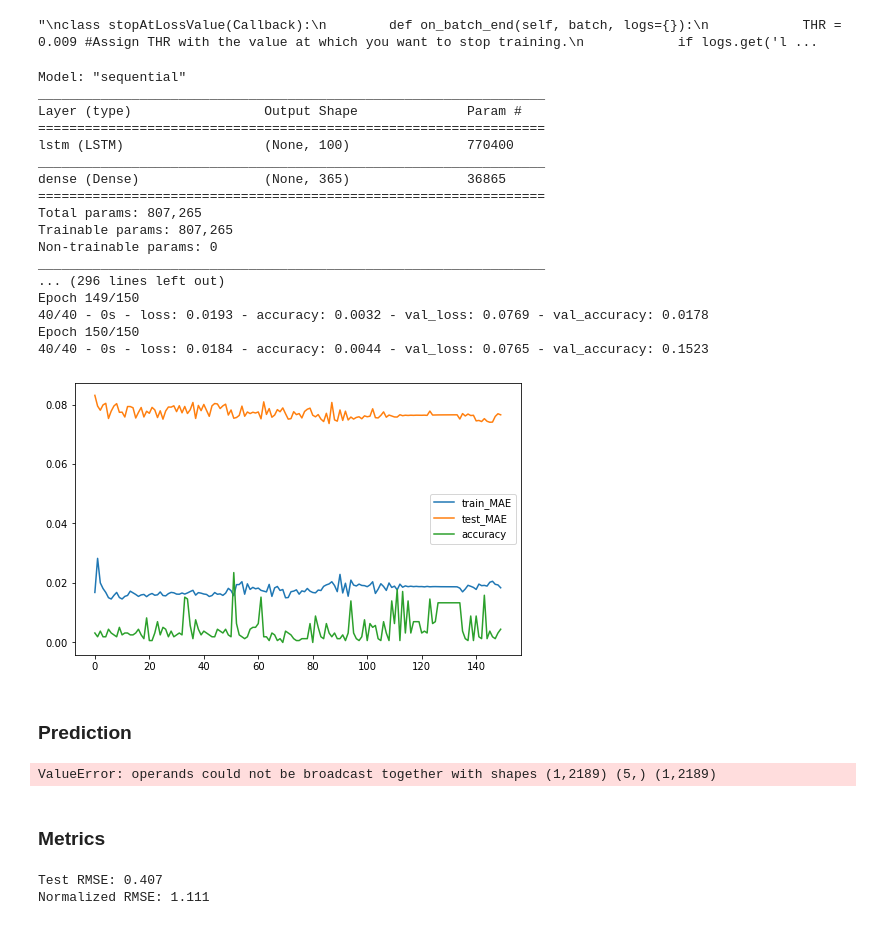
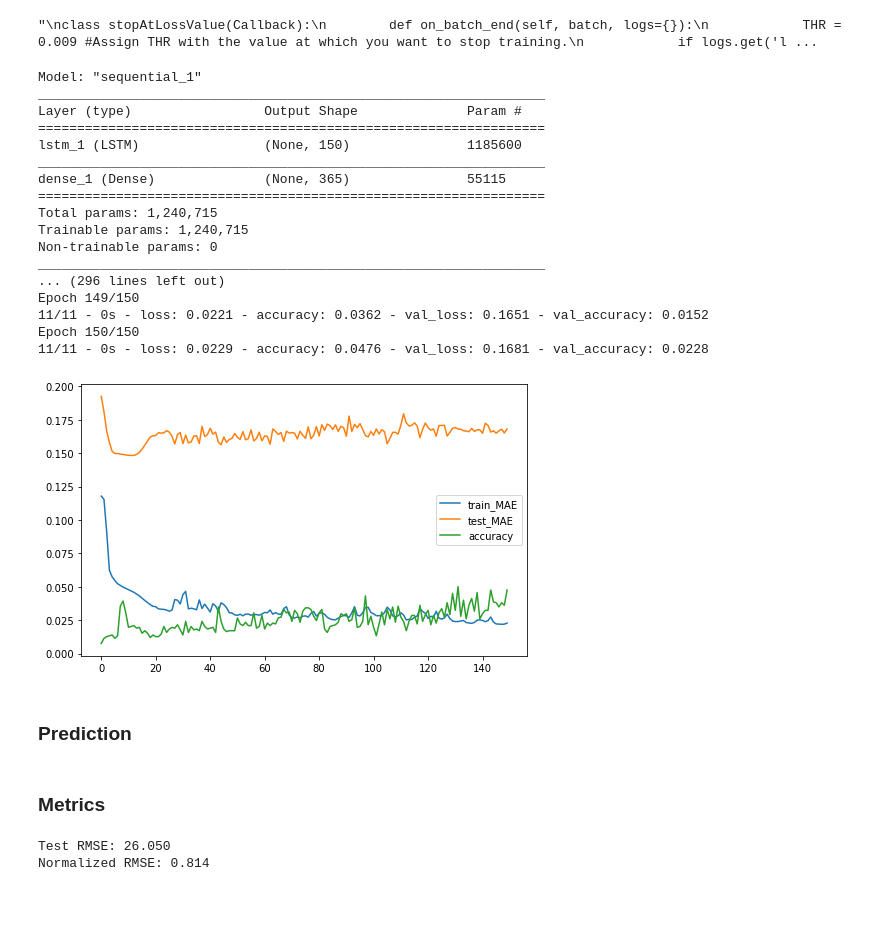
Before and after one commit to TLChilton/Senior_Capstone, a Jupyter notebook: Thomas/LSTM365AtOnce.ipynb, the cells around one changed output. Drawn from its saved outputs; the diff is of its cells as text; code cells hidden in the pictures.

```diff
--- a/Thomas/LSTM365AtOnce.ipynb
+++ b/Thomas/LSTM365AtOnce.ipynb
@@ -78,15 +78,18 @@ values = df.values
 values = values.astype('float32')
 # normalize features
 scaler = MinMaxScaler(feature_range=(0,1))
-scaled = scaler.fit_transform(values)
+print(values.shape)
+#scaled = scaler.fit_transform(values)
+#print(scaled.shape)
 # frame as supervised learning
-reframed = series_to_supervised(scaled, df.columns, 365, 365)
+reframed = series_to_supervised(values, df.columns, 365, 365)
 
 # Drop Columns of Variables We Aren't Predicting
 # We want only the variable we're predicting for time t
 for i in range(1, 365):
     reframed.drop(reframed.loc[:, ('Tesla Trend(t+%i)' %(i)):('Day of the Week(t+%i)' %(i))], axis=1, inplace=True)
 reframed.drop(reframed.loc[:, 'Tesla Trend(t)':'Day of the Week(t)'], axis=1, inplace=True)
+reframed = pd.DataFrame(data=scaler.fit_transform(reframed.values), columns=reframed.columns)
 
 print(reframed.shape)
 reframed.head()
@@ -143,42 +147,42 @@ class stopAtLossValue(Callback):
 # %%
 # Design Network
 model = Sequential()
-model.add(LSTM(100, input_shape=(train_X.shape[1], train_X.shape[2]), return_sequences=False))
+model.add(LSTM(150, input_shape=(train_X.shape[1], train_X.shape[2]), return_sequences=False))
 model.add(Dense(365, activation="linear", kernel_constraint=NonNeg()))
 
 model.compile(loss='mae', optimizer='adam', metrics=['accuracy'])
 model.summary()
 
 # fit network
 # epochs = how long you're running it
 # batch_size = number of training samples to use in an epoch
-history = model.fit(train_X, train_y, epochs=150, batch_size=40, validation_data=(test_X, test_y), verbose=2, shuffle=False)
+history = model.fit(train_X, train_y, epochs=150, batch_size=150, validation_data=(test_X, test_y), verbose=2, shuffle=False)
 # plot history
 pyplot.figure(figsize=(8,5))
 pyplot.plot(history.history['loss'], label='train_MAE')
 pyplot.plot(history.history['val_loss'], label='test_MAE')
 pyplot.plot(history.history['accuracy'], label='accuracy')
 pyplot.legend()
 pyplot.show()
 # %% [output]
-Model: "sequential"
+Model: "sequential_1"
 _________________________________________________________________
 Layer (type)                 Output Shape              Param #
 =================================================================
-lstm (LSTM)                  (None, 100)               770400
+lstm_1 (LSTM)                (None, 150)               1185600
 _________________________________________________________________
-dense (Dense)                (None, 365)               36865
+dense_1 (Dense)              (None, 365)               55115
 =================================================================
-Total params: 807,265
-Trainable params: 807,265
+Total params: 1,240,715
+Trainable params: 1,240,715
 Non-trainable params: 0
 _________________________________________________________________
 ... (296 lines left out)
 Epoch 149/150
-40/40 - 0s - loss: 0.0193 - accuracy: 0.0032 - val_loss: 0.0769 - val_accuracy: 0.0178
+11/11 - 0s - loss: 0.0221 - accuracy: 0.0362 - val_loss: 0.1651 - val_accuracy: 0.0152
 Epoch 150/150
-40/40 - 0s - loss: 0.0184 - accuracy: 0.0044 - val_loss: 0.0765 - val_accuracy: 0.1523
+11/11 - 0s - loss: 0.0229 - accuracy: 0.0476 - val_loss: 0.1681 - val_accuracy: 0.0228
-[figure, old version]
+[figure, new version]
 # %% [markdown]
 ### Prediction
 # %%
@@ -186,29 +190,29 @@ Epoch 150/150
 yhat = model.predict(predict_X)
 from sklearn.metrics import mean_squared_error
 # calculate RMSE
-
 predict_X_2D = predict_X.reshape((predict_X.shape[0], predict_X.shape[2]))
 # invert scaling for forecast
-inv_yhat = np.concatenate((yhat, predict_X_2D[:, 1:]), axis=1)
-#inv_yhat = scaler.inverse_transform(inv_yhat)
-inv_yhat = inv_yhat[:,0]
+inv_yhat = np.concatenate((yhat, predict_X_2D[:, :]), axis=1)
+inv_yhat = scaler.inverse_transform(inv_yhat)
+inv_yhat = inv_yhat[:,0:365]
 # invert scaling for actual
-#predict_y = predict_y.reshape((len(predict_y), 1))
-inv_y = np.concatenate((predict_y, predict_X_2D[:, 1:]), axis=1)
-#inv_y = scaler.inverse_transform(inv_y)
-inv_y = inv_y[:,0]
+predict_y_2D = predict_y.reshape((len(predict_y), 365))
+inv_y = np.concatenate((predict_y_2D, predict_X_2D[:, :]), axis=1)
+inv_y = scaler.inverse_transform(inv_y)
+inv_y = inv_y[:,0:365]
+
+inv_yhat = inv_yhat.reshape((inv_yhat.shape[1]))
+inv_y = inv_y.reshape((inv_y.shape[1]))
-# %% [output]
-ValueError: operands could not be broadcast together with shapes (1,2189) (5,) (1,2189)
 # %% [markdown]
 ### Metrics
 # %%
 from sklearn.metrics import mean_squared_error
 
 # calculate RMSE
-rmse = sqrt(mean_squared_error(predict_y, yhat))
+rmse = sqrt(mean_squared_error(inv_y, inv_yhat))
 print('Test RMSE: %.3f' % rmse)
-normalized_rmse = rmse/(predict_y.mean(axis=1))
+normalized_rmse = rmse/(inv_y.mean())
 print('Normalized RMSE: %.3f' % normalized_rmse)
 # %% [output]
-Test RMSE: 0.407
-Normalized RMSE: 1.111
+Test RMSE: 26.050
+Normalized RMSE: 0.814
```
Also changed, not shown: parts of 5 cells of this notebook.
